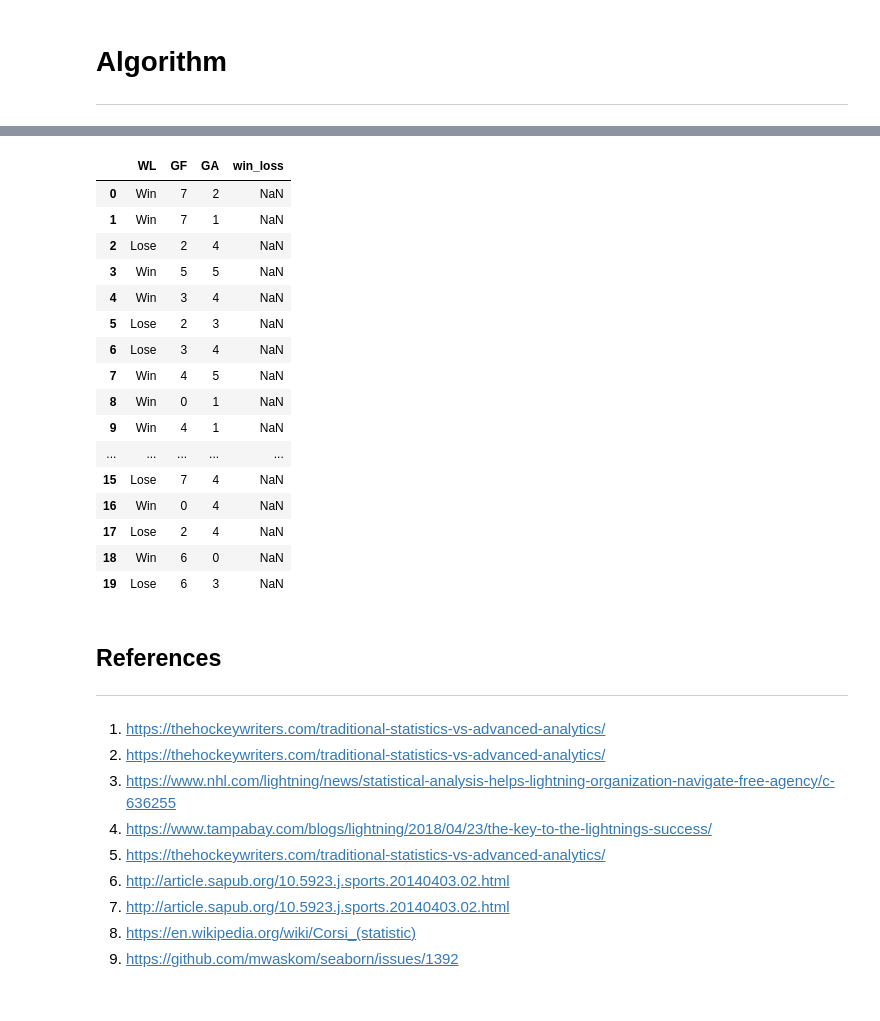
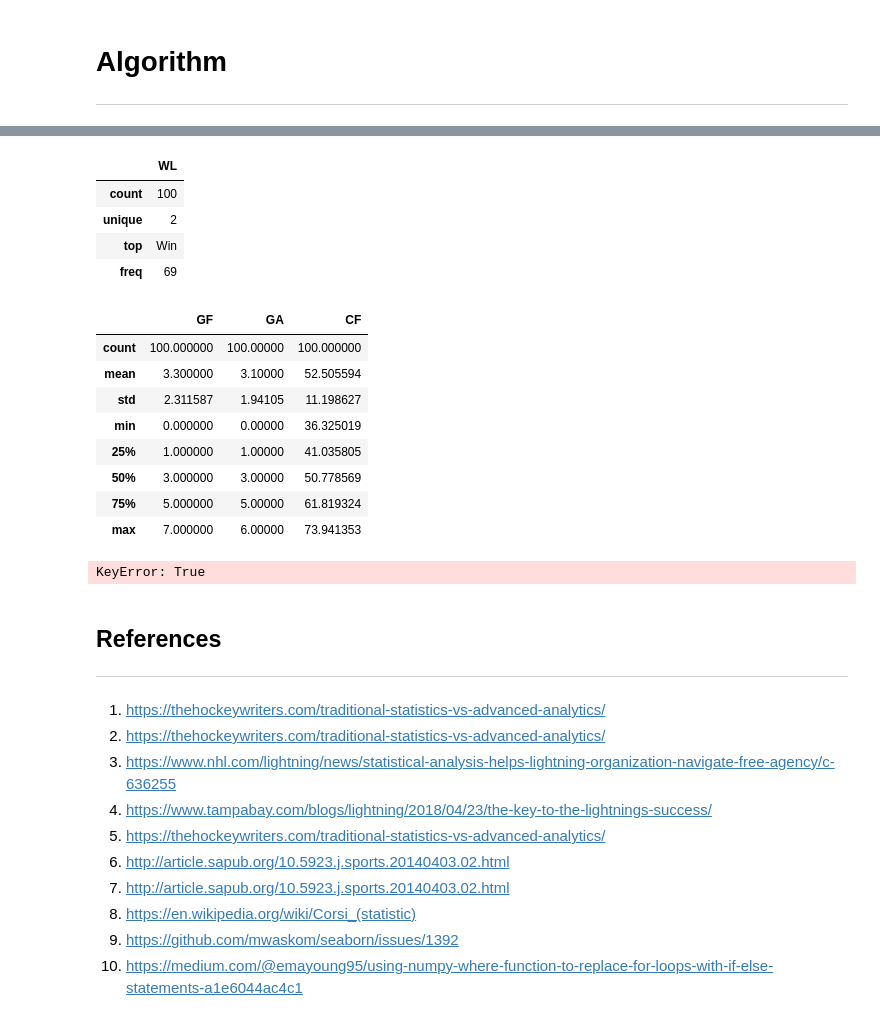
Before and after one commit to pjmeehan/PDA-PROJECT, a Jupyter notebook: PDA Project 2018.ipynb, the cells around one changed output, grey strips where cells are left out. Saved outputs shown, nothing was run; the diff lists cells and outputs as text; code cells hidden in the pictures.

```diff
--- a/PDA Project 2018.ipynb
+++ b/PDA Project 2018.ipynb
@@ -144,3 +191,11 @@ def win_loss(p=.675):
+# %%
+df1.describe(include=[np.object])
+# %% [output]
+|  | WL |
+| count | 100 |
+| unique | 2 |
+| top | Win |
+| freq | 69 |
 # %%
 GF = np.random.randint(0, 8, 100)
 # %%
@@ -148,26 +203,6 @@ GA = np.random.randint(0, 7, 100)
 # %%
 CF = np.random.uniform(36.3,74.4,100)
 # %%
-myalgo = {"WL":WL, "GA":GA, "GF":GF, "CF":CF}
+myalgo = {"GA":GA, "GF":GF, "CF":CF}
 # %%
-df1=pd.DataFrame(myalgo, columns=["WL","GF","GA", "win_loss"])
+df2=pd.DataFrame(myalgo, columns=["GF","GA", "CF"])
-# %%
-df1.head(20)
-# %% [output]
-|  | WL | GF | GA | win_loss |
-| 0 | Win | 7 | 2 | NaN |
-| 1 | Win | 7 | 1 | NaN |
-| 2 | Lose | 2 | 4 | NaN |
-| 3 | Win | 5 | 5 | NaN |
-| 4 | Win | 3 | 4 | NaN |
-| 5 | Lose | 2 | 3 | NaN |
-| 6 | Lose | 3 | 4 | NaN |
-| 7 | Win | 4 | 5 | NaN |
-| 8 | Win | 0 | 1 | NaN |
-| 9 | Win | 4 | 1 | NaN |
-| ... | ... | ... | ... | ... |
-| 15 | Lose | 7 | 4 | NaN |
-| 16 | Win | 0 | 4 | NaN |
-| 17 | Lose | 2 | 4 | NaN |
-| 18 | Win | 6 | 0 | NaN |
-| 19 | Lose | 6 | 3 | NaN |
@@ -178,3 +209,19 @@ WL = np.random.(WinLose, size=100)
+# %%
+df2.describe()
+# %% [output]
+|  | GF | GA | CF |
+| count | 100.000000 | 100.00000 | 100.000000 |
+| mean | 3.300000 | 3.10000 | 52.505594 |
+| std | 2.311587 | 1.94105 | 11.198627 |
+| min | 0.000000 | 0.00000 | 36.325019 |
+| 25% | 1.000000 | 1.00000 | 41.035805 |
+| 50% | 3.000000 | 3.00000 | 50.778569 |
+| 75% | 5.000000 | 5.00000 | 61.819324 |
+| max | 7.000000 | 6.00000 | 73.941353 |
+# %%
+df['WL'] = np.where(df['GF' > 'GA'],'Win', 'Loss')
+# %% [output]
+KeyError: True
 # %% [markdown]
 ## References
 ***
@@ -187,3 +234,4 @@ WL = np.random.(WinLose, size=100)
 7. http://article.sapub.org/10.5923.j.sports.20140403.02.html
 8. https://en.wikipedia.org/wiki/Corsi_(statistic)
 9. https://github.com/mwaskom/seaborn/issues/1392
+10. https://medium.com/@emayoung95/using-numpy-where-function-to-replace-for-loops-with-if-else-statements-a1e6044ac4c1
```
Also changed, not shown: parts of 14 cells of this notebook.
